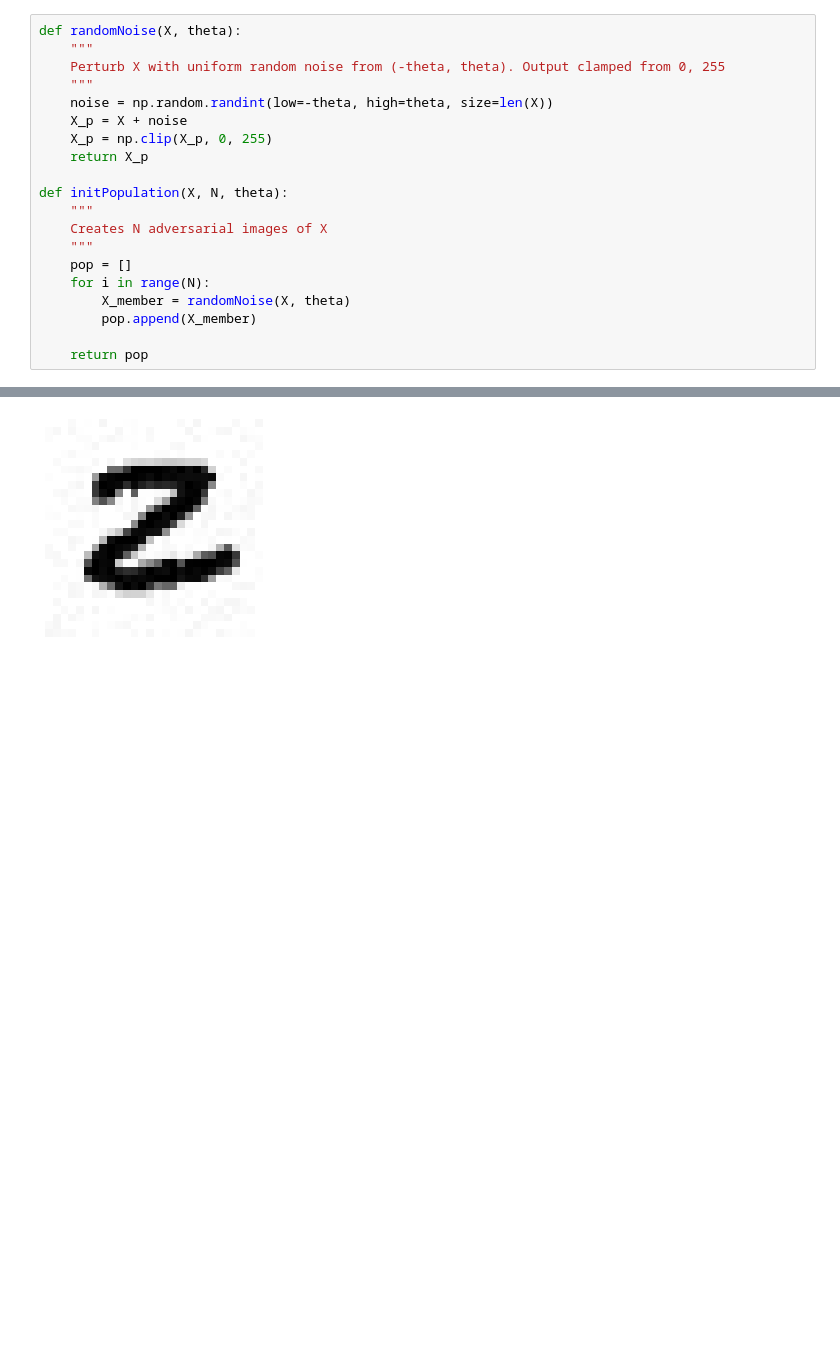
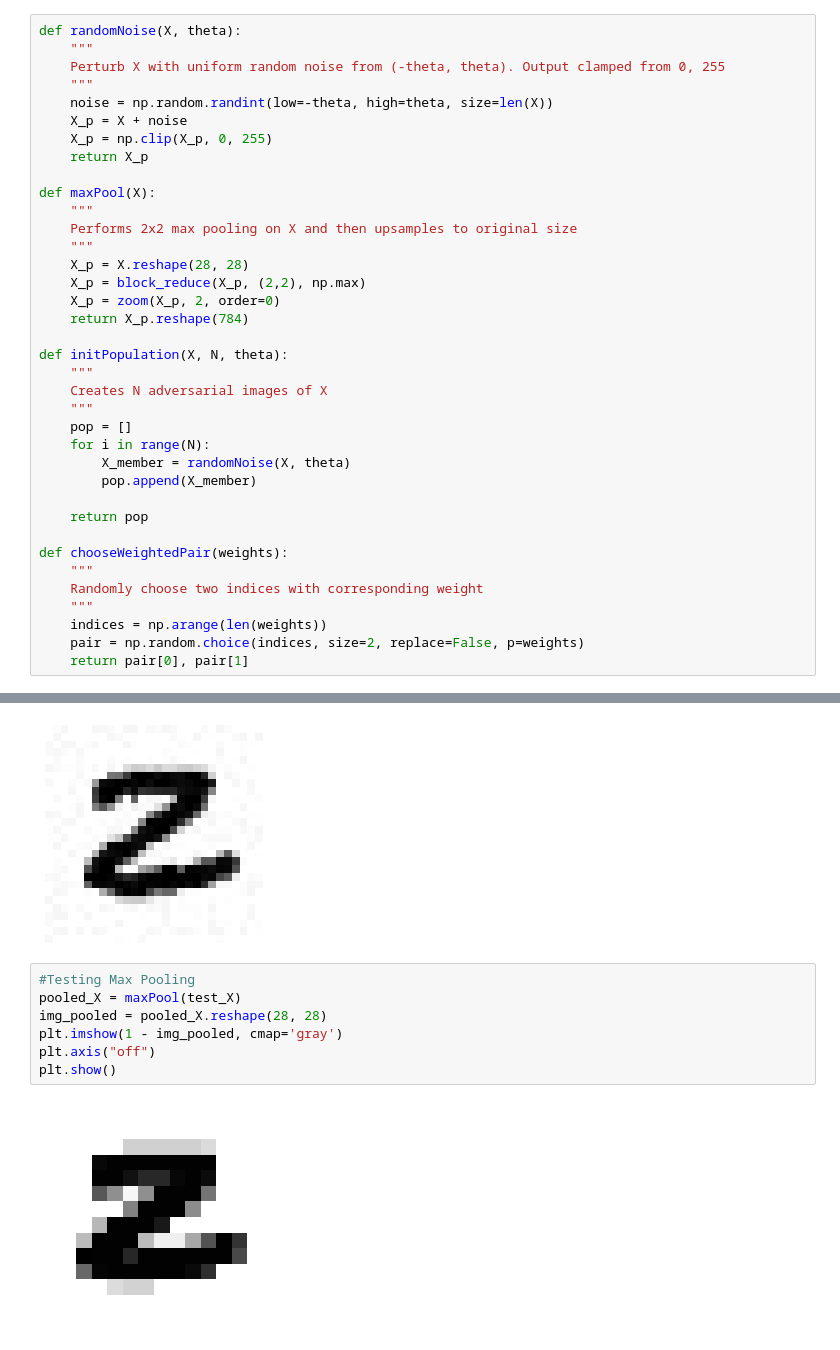
Before and after one commit to HCEspino/CS295_FinalProject, a Jupyter notebook: classifier.ipynb, the cells around one changed output, grey strips where cells are left out. Drawn from its saved outputs; the diff is of its cells as text; blank space fills up the shorter version.

```diff
--- a/classifier.ipynb
+++ b/classifier.ipynb
@@ -301,6 +309,15 @@ def randomNoise(X, theta):
     X_p = X + noise
     X_p = np.clip(X_p, 0, 255)
     return X_p
+
+def maxPool(X):
+    """
+    Performs 2x2 max pooling on X and then upsamples to original size
+    """
+    X_p = X.reshape(28, 28)
+    X_p = block_reduce(X_p, (2,2), np.max)
+    X_p = zoom(X_p, 2, order=0)
+    return X_p.reshape(784)
 
 def initPopulation(X, N, theta):
     """
@@ -312,3 +329,11 @@ def initPopulation(X, N, theta):
         pop.append(X_member)
 
     return pop
+
+def chooseWeightedPair(weights):
+    """
+    Randomly choose two indices with corresponding weight
+    """
+    indices = np.arange(len(weights))
+    pair = np.random.choice(indices, size=2, replace=False, p=weights)
+    return pair[0], pair[1]
@@ -338,3 +442,12 @@ plt.axis("off")
 plt.show()
 # %% [output]
 [figure]
+# %%
+#Testing Max Pooling
+pooled_X = maxPool(test_X)
+img_pooled = pooled_X.reshape(28, 28)
+plt.imshow(1 - img_pooled, cmap='gray')
+plt.axis("off")
+plt.show()
+# %% [output]
+[figure, added]
```
Also changed, not shown: parts of 9 cells of this notebook.
